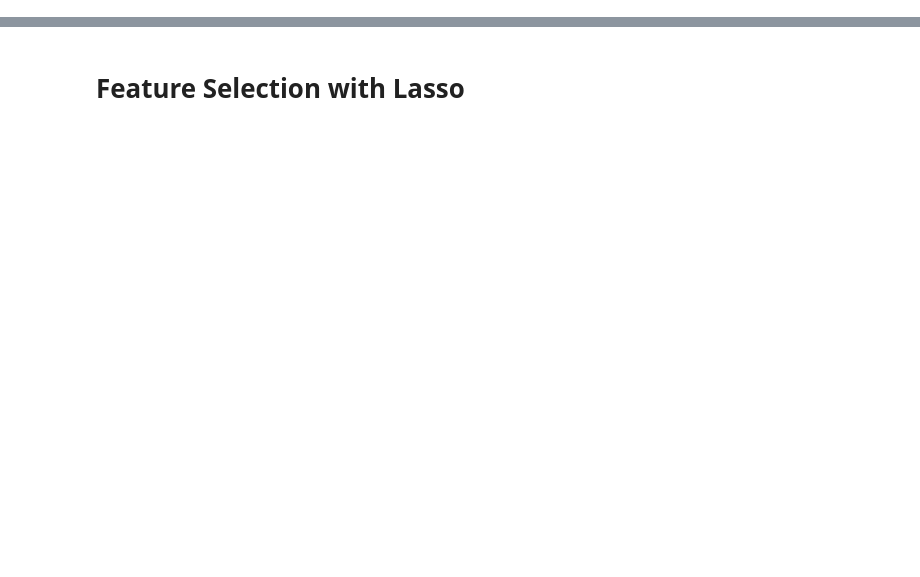
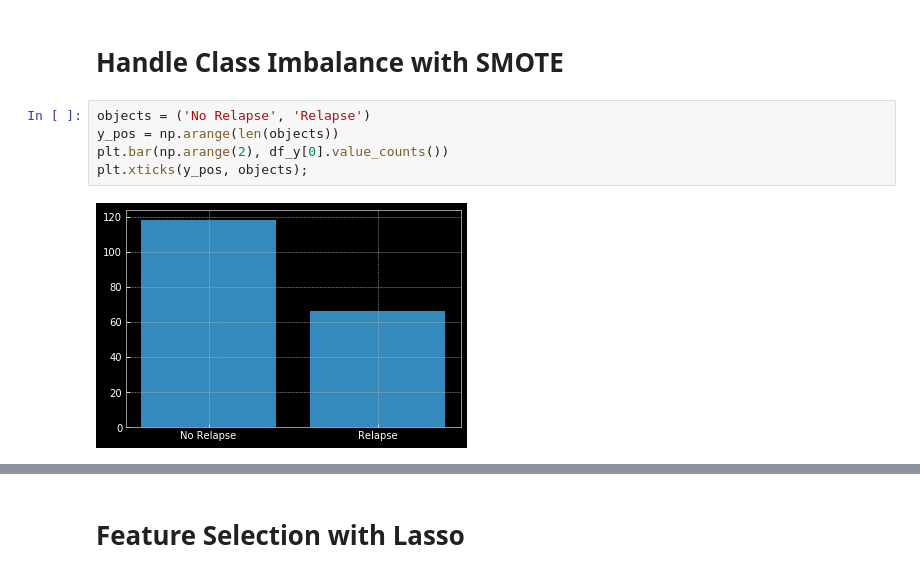
Before and after one commit to salelkafrawy/breast_cancer_relapse, a Jupyter notebook: Breast_Cancer_Project.ipynb, the cells around one changed output, grey strips where cells are left out. Cells and saved outputs as stored; diff of their text form; blank space fills up the shorter version.

```diff
--- a/Breast_Cancer_Project.ipynb
+++ b/Breast_Cancer_Project.ipynb
@@ -53,3 +150,12 @@ Name: 0, dtype: int64
+# %% [markdown]
+# Handle Class Imbalance with SMOTE
+# %%
+objects = ('No Relapse', 'Relapse')
+y_pos = np.arange(len(objects))
+plt.bar(np.arange(2), df_y[0].value_counts())
+plt.xticks(y_pos, objects);
+# %% [output]
+[figure, added]
 # %%
 print('Original dataset shape %s' % Counter(df_y.values.reshape(-1,)))
 rus = SMOTE(random_state=42)
```
Also changed, not shown: parts of 100 cells of this notebook, 2 other files.
